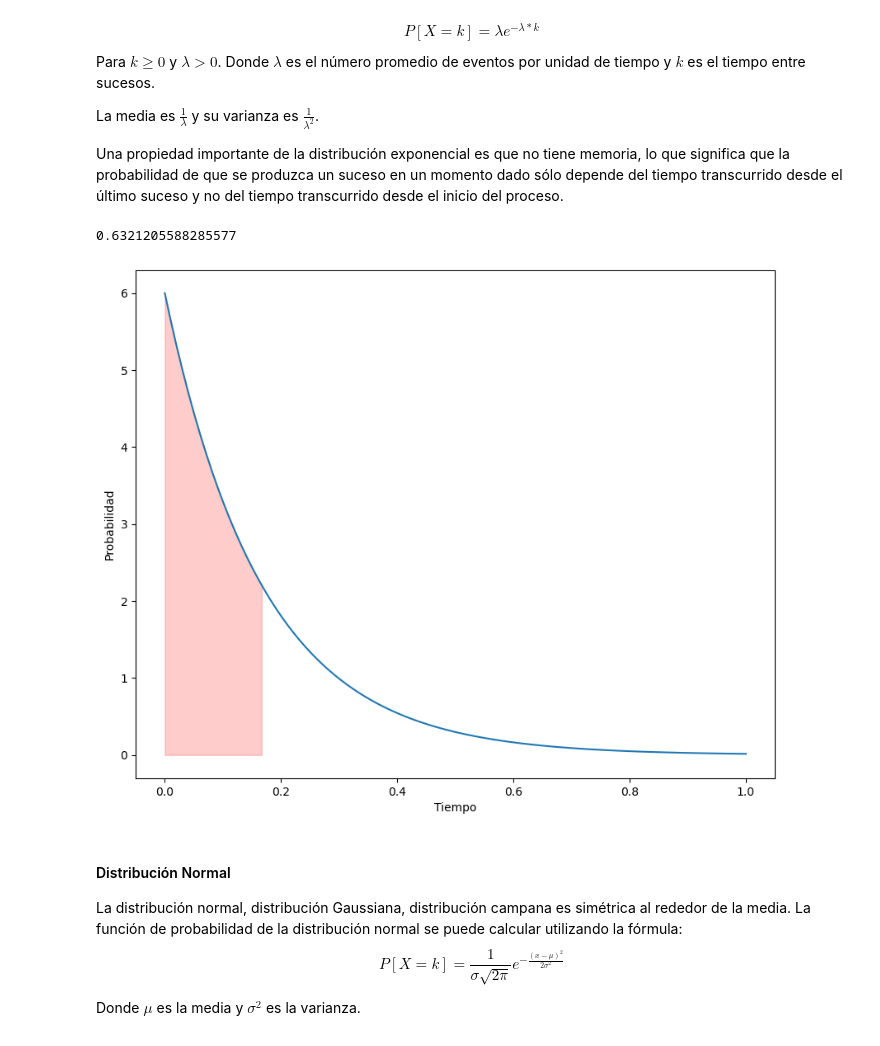
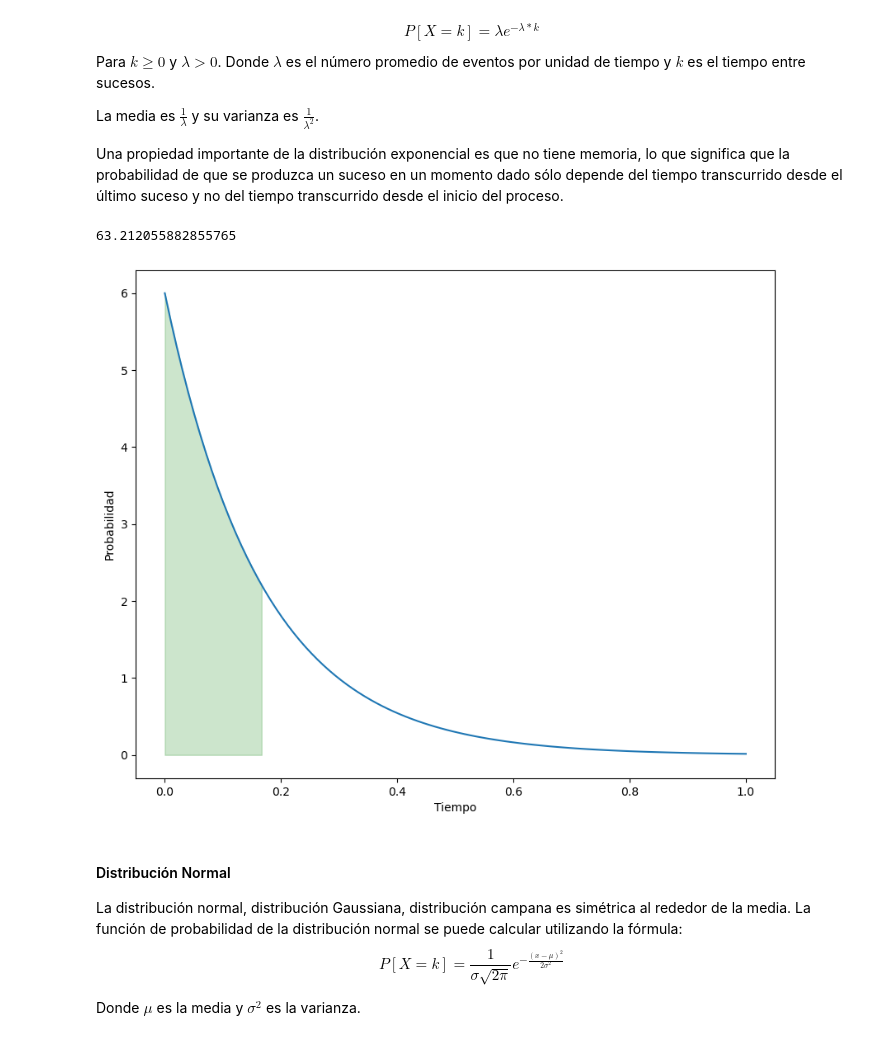
Before and after one commit to Pedri0/Ciencia-datos-fisicos, a Jupyter notebook: Notebooks/2b_fundamentos_estadistica_descriptiva.ipynb, the cells around one changed output. Saved outputs shown, nothing was run; the diff lists cells and outputs as text; code cells hidden in the pictures.

```diff
--- a/Notebooks/2b_fundamentos_estadistica_descriptiva.ipynb
+++ b/Notebooks/2b_fundamentos_estadistica_descriptiva.ipynb
@@ -286,18 +286,18 @@ exp = stats.expon(scale=1/eventos_por_dia)
 intentos = np.linspace(0, 1, 100)
 density_function = exp.pdf(intentos)
 # %%
-exp.cdf(1/6)
+exp.cdf(1/6)*100
 # %% [output]
-0.6321205588285577
+63.212055882855765
 # %%
 plt.plot(intentos,density_function)
 _ = plt.ylabel('Probabilidad')
 _ = plt.xlabel('Tiempo')
 x1 = np.linspace(0,1/6,100)
 y2 = exp.pdf(x1)
-_ = plt.fill_between(x=x1,y1=0,y2=y2,color='red',alpha=0.2)
+_ = plt.fill_between(x=x1,y1=0,y2=y2,color='green',alpha=0.2)
 # %% [output]
-[figure, old version]
+[figure, new version]
 # %% [markdown]
 #### Distribución Normal
 La distribución normal, distribución Gaussiana, distribución campana es simétrica al rededor de la media.
```
Also changed, not shown: parts of 1 cell of this notebook, 1 other file.
